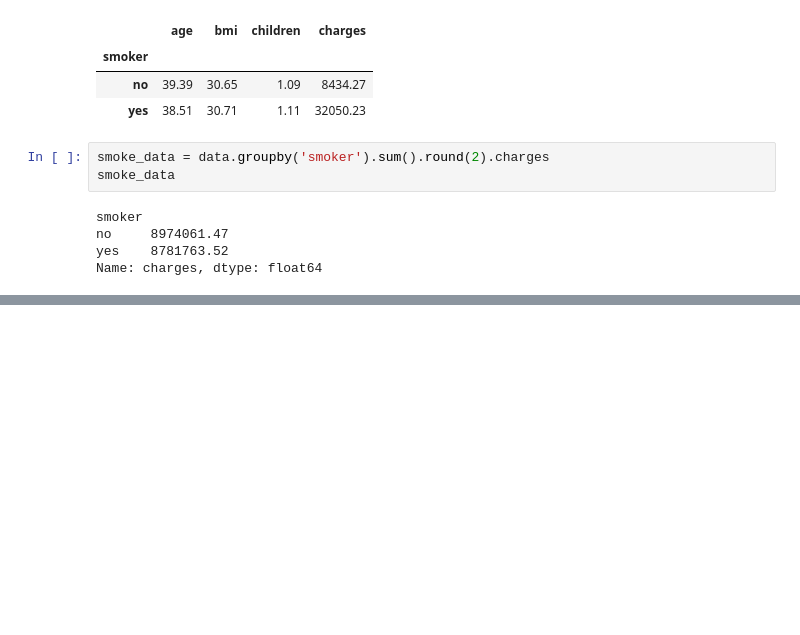
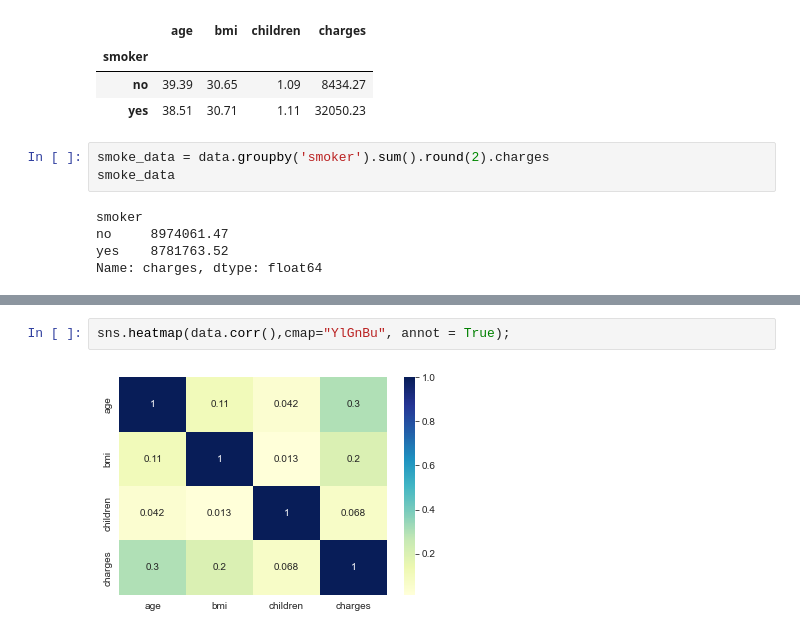
Before and after one commit to veyselaytekin1/Machine_Learning, a Jupyter notebook: ML_projects/insurance_project/insurance_project.ipynb, the cells around one changed output, grey strips where cells are left out. Cells and saved outputs as stored; diff of their text form; blank space fills up the shorter version.

```diff
--- a/ML_projects/insurance_project/insurance_project.ipynb
+++ b/ML_projects/insurance_project/insurance_project.ipynb
@@ -119,0 +150,4 @@ ValueError: Could not interpret input 'smoker'
+# %%
+sns.heatmap(data.corr(),cmap="YlGnBu", annot = True);
+# %% [output]
+[figure, added]
```
Also changed, not shown: parts of 38 cells of this notebook.
